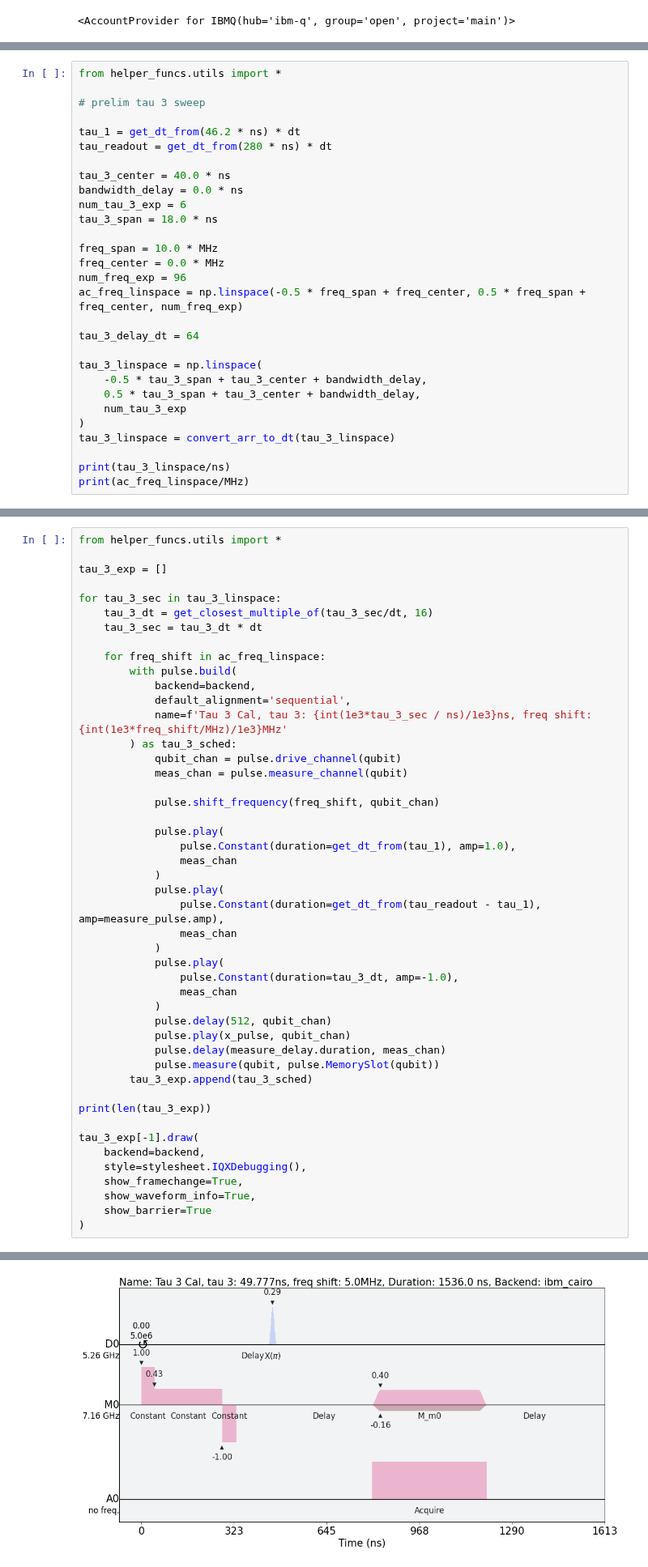
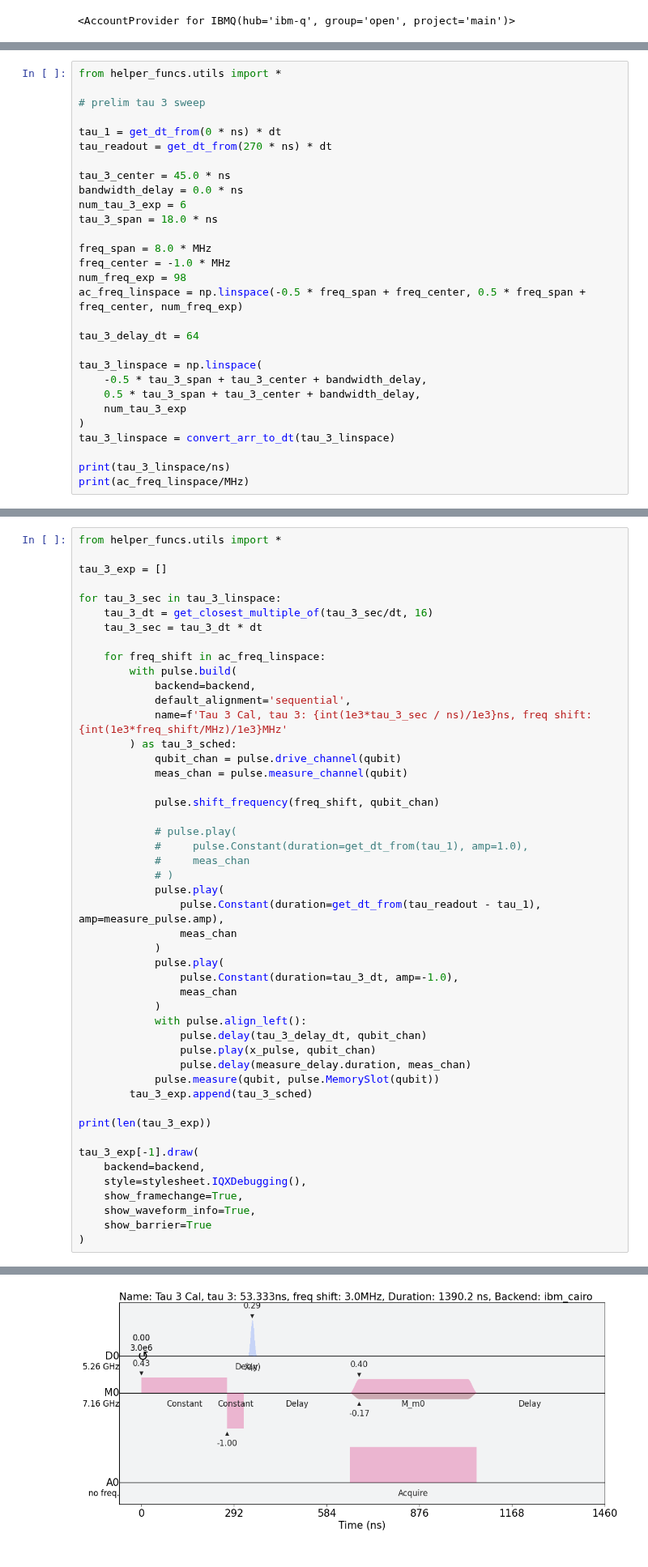
Before and after one commit to AnikenC/ReadoutWithRL, a Jupyter notebook: readoutWithRL/experiments_side/cal_tau_4.ipynb, the cells around one changed output, grey strips where cells are left out. Shown at 81% size. Saved outputs shown, nothing was run; the diff lists cells and outputs as text.

```diff
--- a/readoutWithRL/experiments_side/cal_tau_4.ipynb
+++ b/readoutWithRL/experiments_side/cal_tau_4.ipynb
@@ -126,17 +126,17 @@ from helper_funcs.utils import *
 
 # prelim tau 3 sweep
 
-tau_1 = get_dt_from(46.2 * ns) * dt
-tau_readout = get_dt_from(280 * ns) * dt
+tau_1 = get_dt_from(0 * ns) * dt
+tau_readout = get_dt_from(270 * ns) * dt
 
-tau_3_center = 40.0 * ns
+tau_3_center = 45.0 * ns
 bandwidth_delay = 0.0 * ns
 num_tau_3_exp = 6
 tau_3_span = 18.0 * ns
 
-freq_span = 10.0 * MHz
-freq_center = 0.0 * MHz
-num_freq_exp = 96
+freq_span = 8.0 * MHz
+freq_center = -1.0 * MHz
+num_freq_exp = 98
 ac_freq_linspace = np.linspace(-0.5 * freq_span + freq_center, 0.5 * freq_span + freq_center, num_freq_exp)
 
 tau_3_delay_dt = 64
@@ -188,10 +189,10 @@ for tau_3_sec in tau_3_linspace:
 
             pulse.shift_frequency(freq_shift, qubit_chan)
 
-            pulse.play(
-                pulse.Constant(duration=get_dt_from(tau_1), amp=1.0),
-                meas_chan
-            )
+            # pulse.play(
+            #     pulse.Constant(duration=get_dt_from(tau_1), amp=1.0),
+            #     meas_chan
+            # )
             pulse.play(
                 pulse.Constant(duration=get_dt_from(tau_readout - tau_1), amp=measure_pulse.amp),
                 meas_chan
@@ -200,9 +201,10 @@ for tau_3_sec in tau_3_linspace:
                 pulse.Constant(duration=tau_3_dt, amp=-1.0),
                 meas_chan
             )
-            pulse.delay(512, qubit_chan)
-            pulse.play(x_pulse, qubit_chan)
-            pulse.delay(measure_delay.duration, meas_chan)
+            with pulse.align_left():
+                pulse.delay(tau_3_delay_dt, qubit_chan)
+                pulse.play(x_pulse, qubit_chan)
+                pulse.delay(measure_delay.duration, meas_chan)
             pulse.measure(qubit, pulse.MemorySlot(qubit))
         tau_3_exp.append(tau_3_sched)
 
@@ -220,4 +222,4 @@ tau_3_exp[-1].draw(
-[figure, old version]
+[figure, new version]
 # %%
 acquisition_checker(tau_3_exp)
 exp_1, exp_2 = np.array(tau_3_exp).reshape(2, -1).tolist()
```
Also changed, not shown: parts of 7 cells of this notebook, 3 other files.
